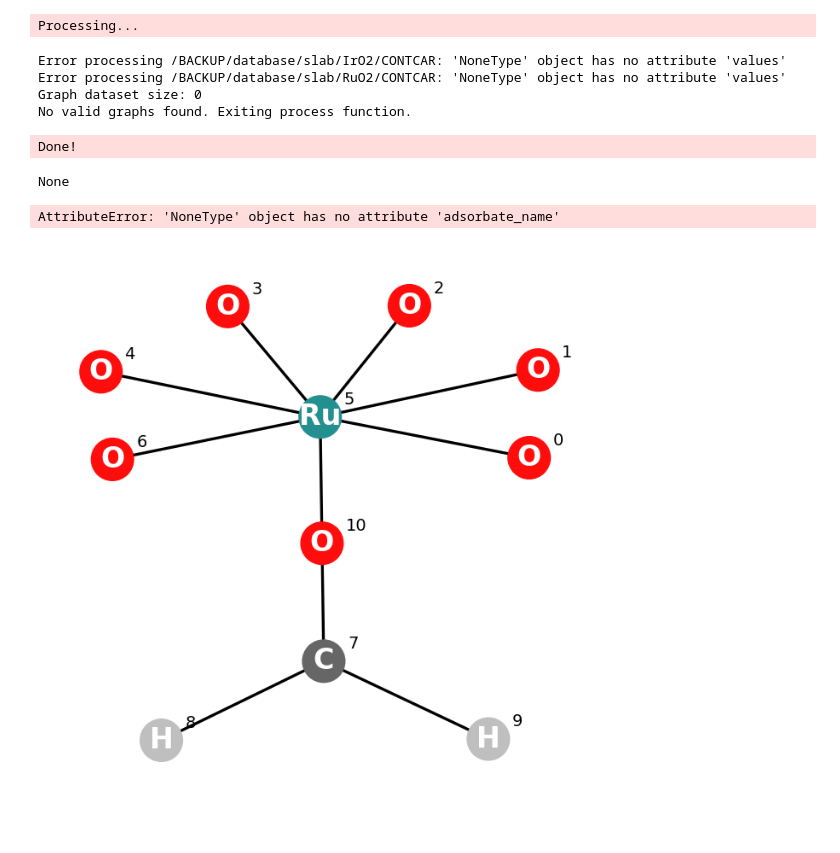
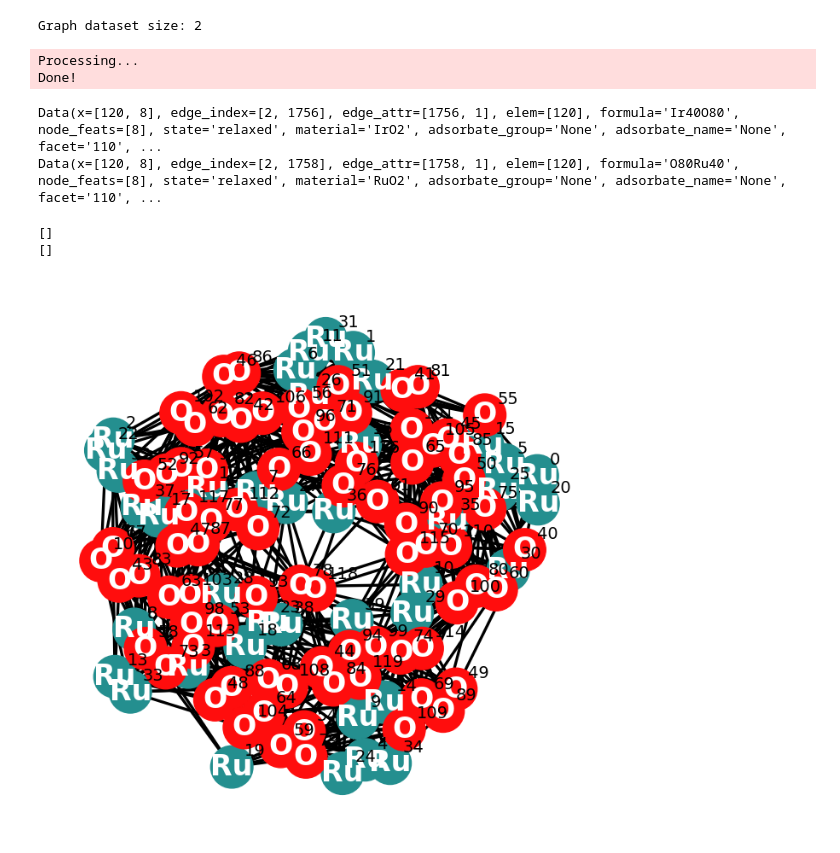
Before and after one commit to LopezGroup-ICIQ/oxides_ML, a Jupyter notebook: notebooks/GraphDataset_test.ipynb, the cells around one changed output. Drawn from its saved outputs; the diff is of its cells as text; code cells hidden in the pictures.

Commit message:
Graph generation plus atom indices for slab

```diff
--- a/notebooks/GraphDataset_test.ipynb
+++ b/notebooks/GraphDataset_test.ipynb
@@ -254,8 +254,12 @@ def extract_atom_indices(path: str):
     else:
         molecule_name = "None"
 
-    if "surface_adsorbates" or "gas_phase" in parts:
-        atom_indices = get_adsorbate_indices_from_vasp(path, sum(get_pubchem_formula(molecule_name).values()))
+    if "surface_adsorbates" in parts or "gas_phase" in parts:
+        parsed_formula = get_pubchem_formula(molecule_name)
+        if parsed_formula:
+            atom_indices = get_adsorbate_indices_from_vasp(path, sum(parsed_formula.values()))
+        else:
+            atom_indices = []
     else:
         atom_indices = []
 
@@ -497,7 +501,6 @@ class OxidesGraphDataset(InMemoryDataset):
         node_features_list = list(ohe_elements.categories_[0])
 
         adsorbate_indices = extract_atom_indices(path)
-        print(adsorbate_indices)
 
         # append to node_features_list the key features whose value is True, in uppercase
         for key, value in graph_features_params.items():
@@ -512,8 +515,6 @@ class OxidesGraphDataset(InMemoryDataset):
                                             adsorbate_indices)
         graph.formula = formula
         graph.node_feats = node_features_list
-
-        #graph.spin_polarization
 
         metadata = extract_metadata(path)
 
@@ -568,24 +569,23 @@ graph_dataset_dir = "/home/tvanhout/oxides_ML/models/test_graph_datasets"
 
 dataset = OxidesGraphDataset(vasp_directory, graph_dataset_dir, graph_params, initial_state=False, force_reload=True, augment=False)
 # %% [output]
-Processing...
+Graph dataset size: 2
-Error processing /BACKUP/database/slab/IrO2/CONTCAR: 'NoneType' object has no attribute 'values'
-Error processing /BACKUP/database/slab/RuO2/CONTCAR: 'NoneType' object has no attribute 'values'
-Graph dataset size: 0
-No valid graphs found. Exiting process function.
+Processing...
+Done!
-Done!
 # %%
 for graph in range(len(dataset)):
     print(dataset[graph])
 # %% [output]
-None
+Data(x=[120, 8], edge_index=[2, 1756], edge_attr=[1756, 1], elem=[120], formula='Ir40O80', node_feats=[8], state='relaxed', material='IrO2', adsorbate_group='None', adsorbate_name='None', facet='110', ...
+Data(x=[120, 8], edge_index=[2, 1758], edge_attr=[1758, 1], elem=[120], formula='O80Ru40', node_feats=[8], state='relaxed', material='RuO2', adsorbate_group='None', adsorbate_name='None', facet='110', ...
 # %%
 for graph in dataset:
     if graph.adsorbate_name == "None":
         print(graph.adsorbate_indices)
 # %% [output]
-AttributeError: 'NoneType' object has no attribute 'adsorbate_name'
+[]
+[]
 # %%
-graph_plotter(dataset[50])
+graph_plotter(dataset[1])
 # %% [output]
-[figure, old version]
+[figure, new version]
```
Also changed, not shown: 5 other files.
